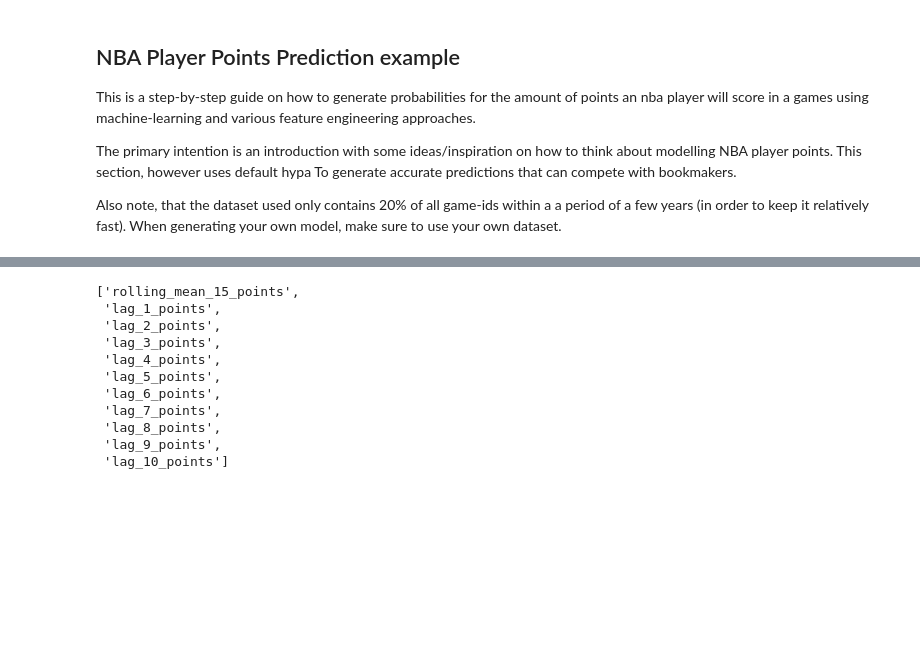
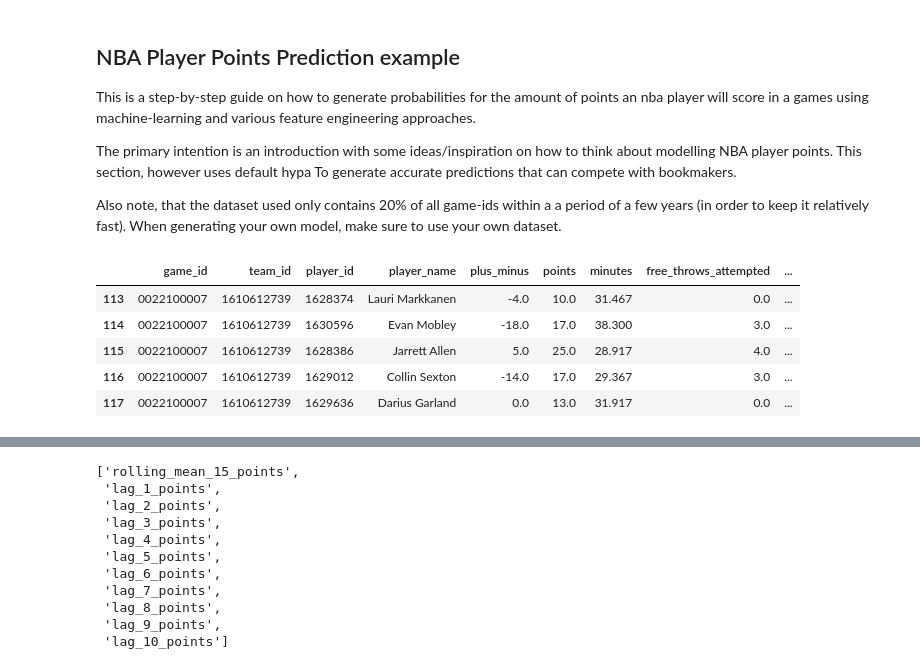
Before and after one commit to MathiasHolmstrom/player-performance-ratings, a Jupyter notebook: player_performance_ratings/examples/nba/nba_example.ipynb, the cells around one changed output, grey strips where cells are left out. Cells and saved outputs as stored; diff of their text form; code cells hidden in the pictures; blank space fills up the shorter version.

```diff
--- a/player_performance_ratings/examples/nba/nba_example.ipynb
+++ b/player_performance_ratings/examples/nba/nba_example.ipynb
@@ -8,14 +8,19 @@ The primary intention is an introduction with some ideas/inspiration on how to t
 Also note, that the dataset used only contains 20% of all game-ids within a a period of a few years (in order to keep it relatively fast). When generating your own model, make sure to use your own dataset.
 # %%
 # Load subsmapled data.
-from player_performance_ratings.examples.utils import load_nba_subsampled_game_player_data
-df = load_nba_subsampled_game_player_data()
-
+import pandas as pd
+df = pd.read_pickle(r"data/game_player_subsample.pickle")
 #Filter away potentially bugged data where there are not 2 different team_ids playing
 
 df = (
     df.assign(team_count=df.groupby("game_id")["team_id"].transform('nunique'))
     .loc[lambda x: x.team_count == 2]
 )
 df.head()
 # %% [output]
+|  | game_id | team_id | player_id | player_name | plus_minus | points | minutes | free_throws_attempted | ... |
+| 113 | 0022100007 | 1610612739 | 1628374 | Lauri Markkanen | -4.0 | 10.0 | 31.467 | 0.0 | ... |
+| 114 | 0022100007 | 1610612739 | 1630596 | Evan Mobley | -18.0 | 17.0 | 38.300 | 3.0 | ... |
+| 115 | 0022100007 | 1610612739 | 1628386 | Jarrett Allen | 5.0 | 25.0 | 28.917 | 4.0 | ... |
+| 116 | 0022100007 | 1610612739 | 1629012 | Collin Sexton | -14.0 | 17.0 | 29.367 | 3.0 | ... |
+| 117 | 0022100007 | 1610612739 | 1629636 | Darius Garland | 0.0 | 13.0 | 31.917 | 0.0 | ... |
```
Also changed, not shown: parts of 24 cells of this notebook, 3 other files.
